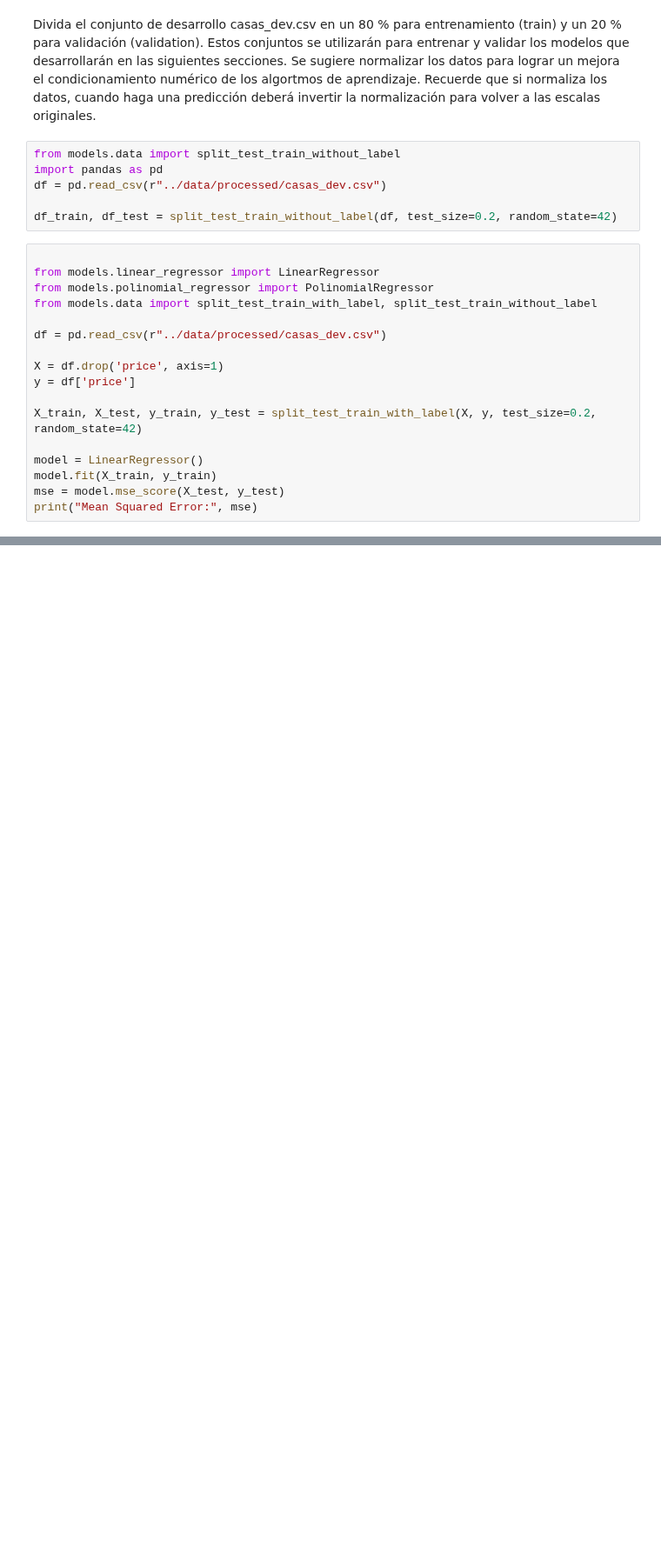
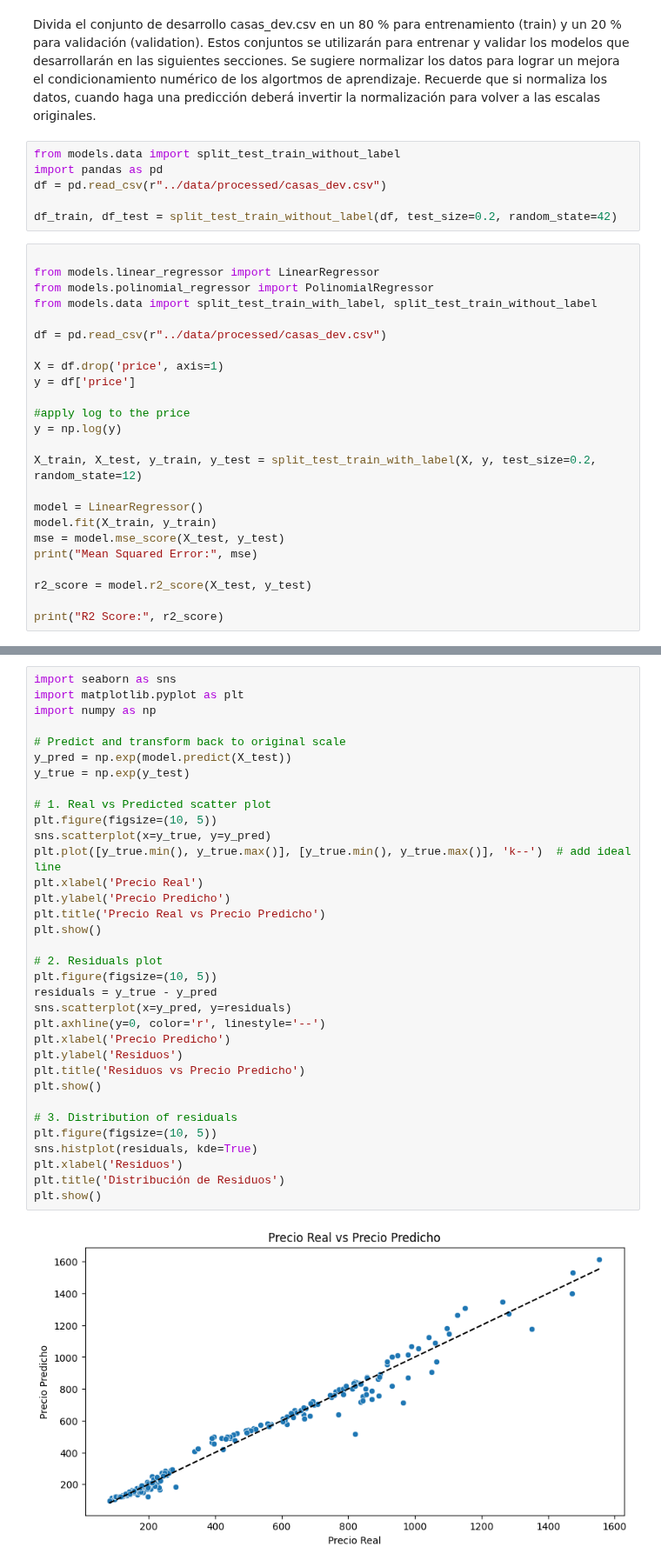
Before and after one commit to frizynn/tp1-machine-learning, a Jupyter notebook: src/Entrega_Tp1.ipynb, the cells around one changed output, grey strips where cells are left out. Shown at 87% size. Cells and saved outputs as stored; diff of their text form; blank space fills up the shorter version.

Commit message:
price prediction fixed

```diff
--- a/src/Entrega_Tp1.ipynb
+++ b/src/Entrega_Tp1.ipynb
@@ -204,10 +204,17 @@ df = pd.read_csv(r"../data/processed/casas_dev.csv")
 X = df.drop('price', axis=1)
 y = df['price']
 
-X_train, X_test, y_train, y_test = split_test_train_with_label(X, y, test_size=0.2, random_state=42)
+#apply log to the price
+y = np.log(y)
+
+X_train, X_test, y_train, y_test = split_test_train_with_label(X, y, test_size=0.2, random_state=12)
 
 model = LinearRegressor()
 model.fit(X_train, y_train)
 mse = model.mse_score(X_test, y_test)
 print("Mean Squared Error:", mse)
+
+r2_score = model.r2_score(X_test, y_test)
+
+print("R2 Score:", r2_score)
 # %% [output]
@@ -233,0 +223,36 @@ plt.show()
+# %%
+import seaborn as sns
+import matplotlib.pyplot as plt
+import numpy as np
+
+# Predict and transform back to original scale
+y_pred = np.exp(model.predict(X_test))
+y_true = np.exp(y_test)
+
+# 1. Real vs Predicted scatter plot
+plt.figure(figsize=(10, 5))
+sns.scatterplot(x=y_true, y=y_pred)
+plt.plot([y_true.min(), y_true.max()], [y_true.min(), y_true.max()], 'k--')  # add ideal line
+plt.xlabel('Precio Real')
+plt.ylabel('Precio Predicho')
+plt.title('Precio Real vs Precio Predicho')
+plt.show()
+
+# 2. Residuals plot
+plt.figure(figsize=(10, 5))
+residuals = y_true - y_pred
+sns.scatterplot(x=y_pred, y=residuals)
+plt.axhline(y=0, color='r', linestyle='--')
+plt.xlabel('Precio Predicho')
+plt.ylabel('Residuos')
+plt.title('Residuos vs Precio Predicho')
+plt.show()
+
+# 3. Distribution of residuals
+plt.figure(figsize=(10, 5))
+sns.histplot(residuals, kde=True)
+plt.xlabel('Residuos')
+plt.title('Distribución de Residuos')
+plt.show()
+# %% [output]
+[figure, added]
```
Also changed, not shown: parts of 3 cells of this notebook, 1 other file.
